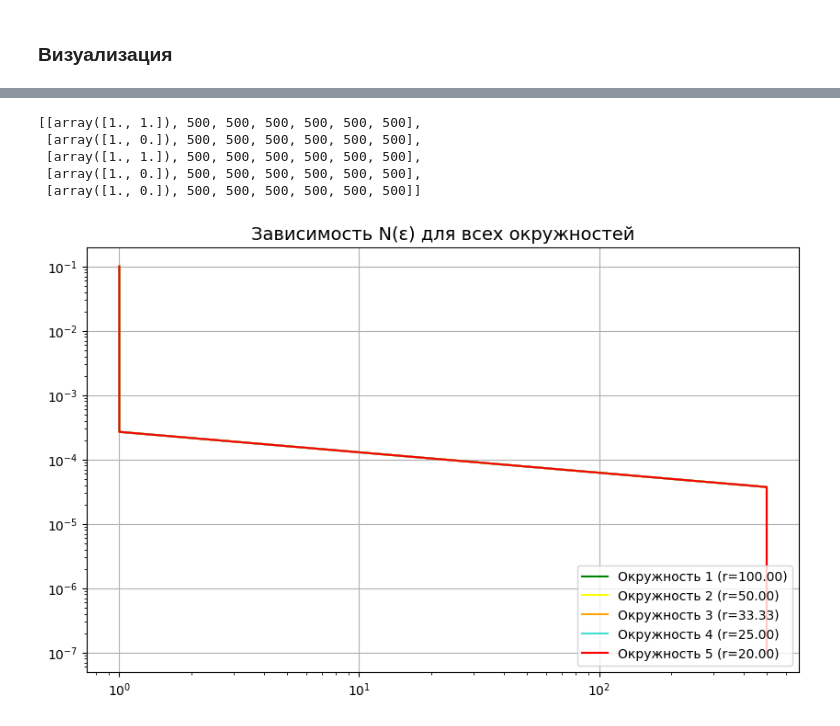
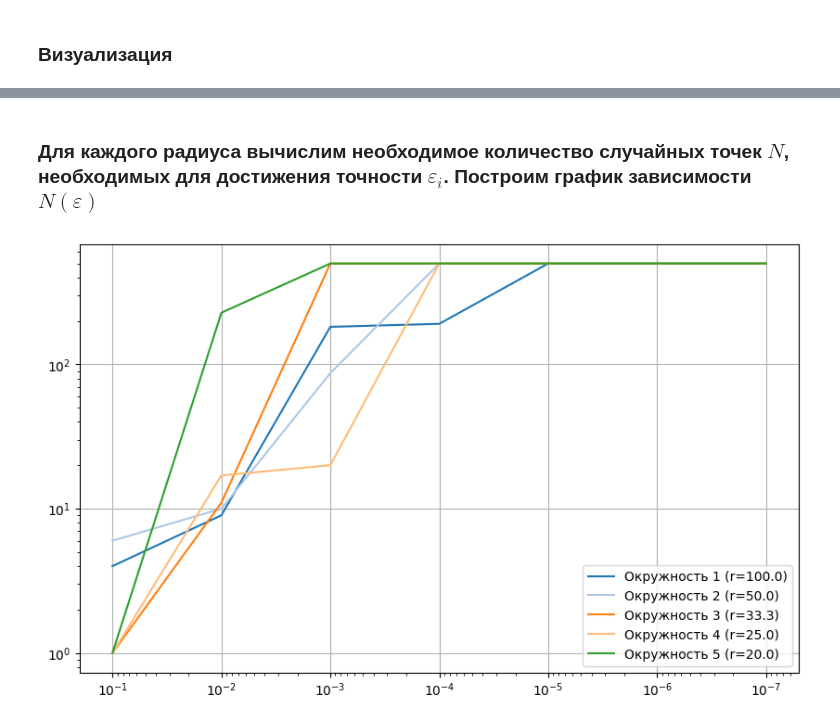
Before and after one commit to itregernium/statlabs, a Jupyter notebook: lab1.ipynb, the cells around one changed output, grey strips where cells are left out. Saved outputs shown, nothing was run; the diff lists cells and outputs as text; code cells hidden in the pictures.

```diff
--- a/lab1.ipynb
+++ b/lab1.ipynb
@@ -37,10 +37,12 @@ import matplotlib.pyplot as plt
 # %%
 # задаем константы
 
-A = 100
+A = 100 # coord sys centre
 NUM_POINT = 500
 NUM_RAD = 5
-COLORS = ['Green','Yellow','Orange','Turquoise','Red','Purple','Cyan','Pink','Magenta']
+
+# COLORS = ['Green','Yellow','Orange','Turquoise','Red','Purple','Cyan','Pink','Magenta']
+COLORS = [plt.cm.tab20(i % 20) for i in range(40)]
 # %%
 # последовательность радиусов - r_i = a/(i+1)
 rad = [A / (i + 1) for i in range(NUM_RAD)]
@@ -98,2 +71,16 @@ for j in range(NUM_RAD):
+# %%
+aw = [[] for _ in range(NUM_RAD)]
+
+for j in range(NUM_RAD):
+    n = 0
+    rn = 0
+    for i in range(NUM_POINT):
+        n += 1
+        x, y = np.random.random(2) * A
+        if (x - A) ** 2 + (y - A) ** 2 < rad[j] ** 2:
+            rn += 1
+        aw[j].append((n, rn / n))
+
+aw = np.array(aw)
 # %% [markdown]
 ### Визуализация
@@ -100,4 +89,5 @@ for j in range(NUM_RAD):
 # %%
+all_errors = []
 for j in range(NUM_RAD):
     fig, (ax1, ax2, ax3) = plt.subplots(1, 3, figsize=(12, 4), sharex=True)
 
@@ -109,6 +99,7 @@ for j in range(NUM_RAD):
     )
 
     errors = np.abs(np.array([y for _, y in aw[j]]) - true_geometric_probability[j])
+    all_errors.append(errors)
     ax2.plot(
         [x for x, _ in aw[j]], errors, color=COLORS[~j], linestyle="--", label="$ε(n)$"
     )
@@ -136,6 +127,6 @@ for j in range(NUM_RAD):
     ax1.legend()
     ax2.legend()
 
-    fig.suptitle(f"Окружность {j+1} (радиус {rad[j]:.2f})")
+    fig.suptitle(f"Окружность {j+1} (r={rad[j]:.1f})")
     plt.show()
 # %% [output]
@@ -147,34 +138,30 @@ for j in range(NUM_RAD):
+# %% [markdown]
+### Для каждого радиуса вычислим необходимое количество случайных точек $N$, необходимых для достижения точности $ε_i$. Построим график зависимости $N(ε)$
 # %%
-# Для каждого радиуса вычислим необходимое количество случайных точек N, необходимых для достижения точности ε_i. Построим график зависимости N(ε)
-
 epsilon_values = [10**-i for i in range(1, 8)]
 N_values = []
 
 for j in range(NUM_RAD):
     N_epsilon = []
     for epsilon in epsilon_values:
-        mask = errors[j] <= epsilon
-        N_min = aw[j][mask, 0][0] if np.any(mask) else NUM_POINT
+        mask = all_errors[j] <= epsilon
+        if np.any(mask):
+            N_min = aw[j][mask, 0][0]
+        else:
+            N_min = NUM_POINT
         N_epsilon.append(N_min)
     N_values.append(N_epsilon)
-# %%
-N_values
-# %% [output]
-[[array([1., 1.]), 500, 500, 500, 500, 500, 500],
- [array([1., 0.]), 500, 500, 500, 500, 500, 500],
- [array([1., 1.]), 500, 500, 500, 500, 500, 500],
- [array([1., 0.]), 500, 500, 500, 500, 500, 500],
- [array([1., 0.]), 500, 500, 500, 500, 500, 500]]
 # %%
 fig, ax = plt.subplots(figsize=(10, 6))
 for j in range(NUM_RAD):
-    ax.plot(N_values[j] ,epsilon_values , color=COLORS[j], label=f'Окружность {j+1} (r={rad[j]:.2f})')
+    ax.plot(epsilon_values, N_values[j], color=COLORS[j], label=f'Окружность {j+1} (r={rad[j]:.1f})')
 
 ax.set_xscale('log')
 ax.set_yscale('log')
-ax.set_title('Зависимость N(ε) для всех окружностей', fontsize=14)
-ax.legend(fontsize=10, loc='lower right')
+ax.legend()
 ax.grid(True)
+ax.invert_xaxis()
+
 plt.show()
 # %% [output]
-[figure, old version]
+[figure, new version]
```
Also changed, not shown: parts of 4 cells of this notebook.
